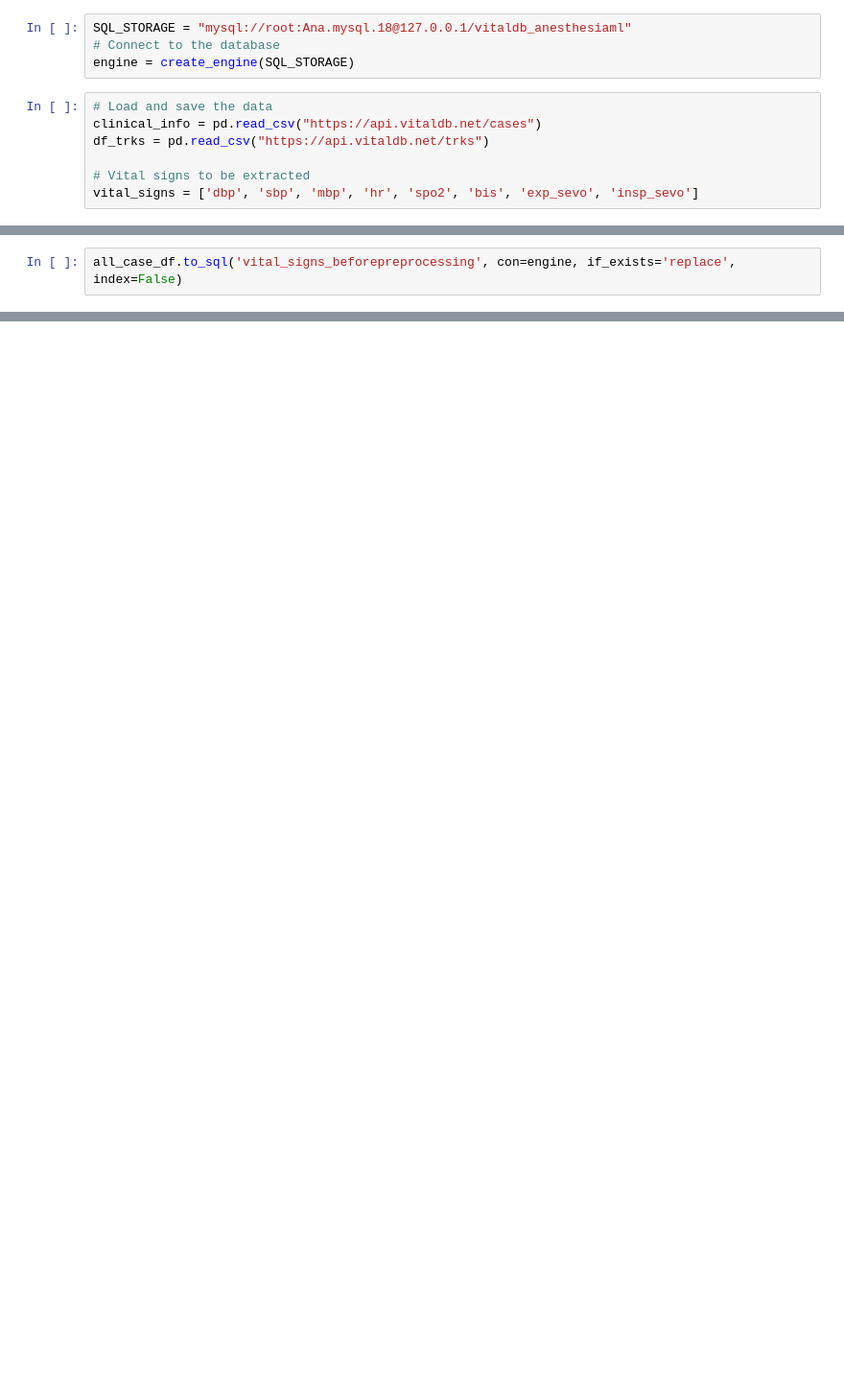
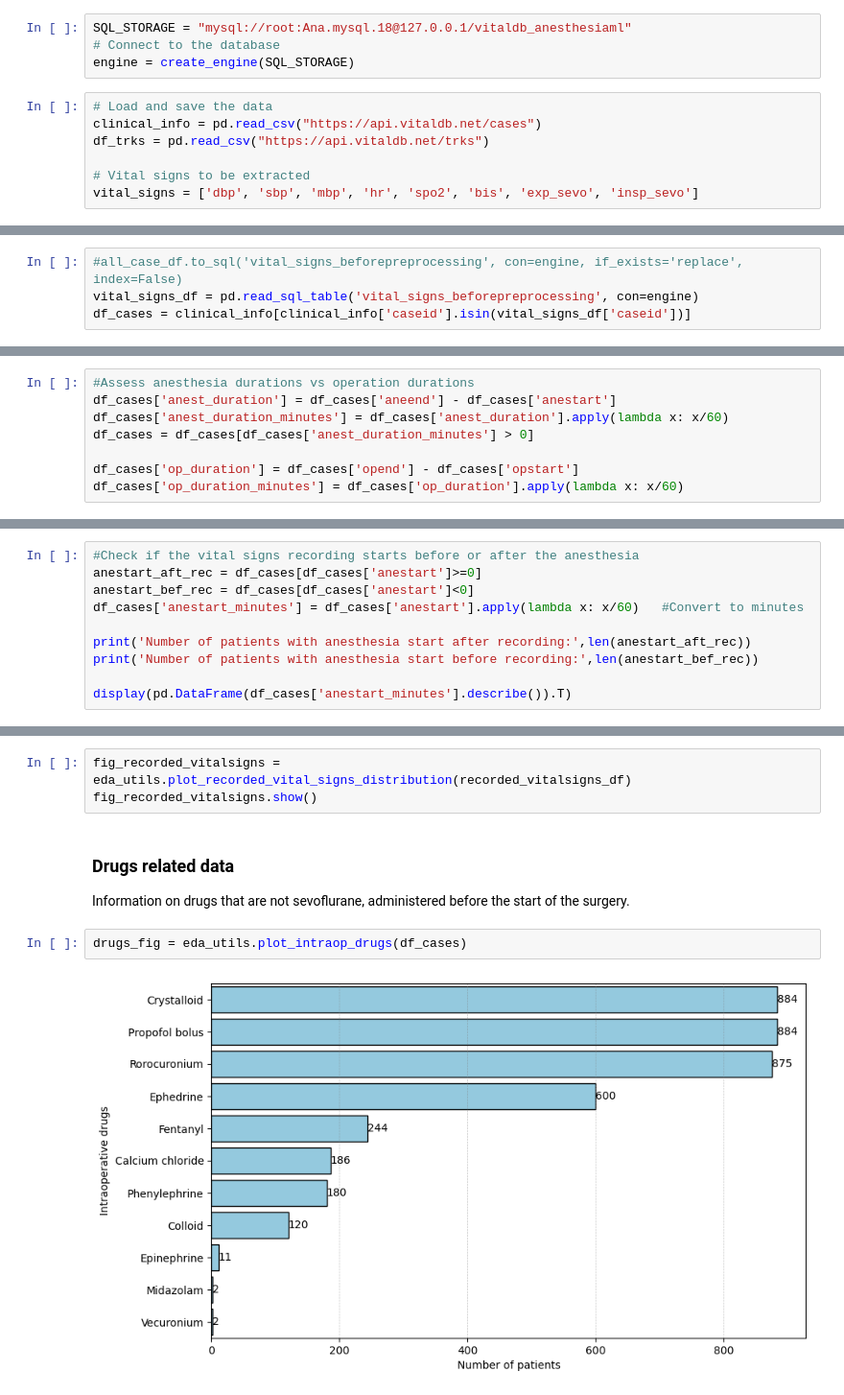
Before and after one commit to anagabriela27/AnesthesiaML, a Jupyter notebook: src/notebooks/eda.ipynb, the cells around one changed output, grey strips where cells are left out. Shown at 96% size. Saved outputs shown, nothing was run; the diff lists cells and outputs as text; blank space fills up the shorter version.

```diff
--- a/src/notebooks/eda.ipynb
+++ b/src/notebooks/eda.ipynb
@@ -43,4 +43,6 @@ for caseid in caseids:
 # Save the DataFrame to the database
 # all_case_df.to_sql('vital_signs_beforepreprocessing', con=engine, if_exists='replace', index=False)
 # %%
-all_case_df.to_sql('vital_signs_beforepreprocessing', con=engine, if_exists='replace', index=False)
+#all_case_df.to_sql('vital_signs_beforepreprocessing', con=engine, if_exists='replace', index=False)
+vital_signs_df = pd.read_sql_table('vital_signs_beforepreprocessing', con=engine)
+df_cases = clinical_info[clinical_info['caseid'].isin(vital_signs_df['caseid'])]
@@ -48,0 +65,8 @@ all_case_df.to_sql('vital_signs_beforepreprocessing', con=engine, if_exists='rep
+# %%
+#Assess anesthesia durations vs operation durations
+df_cases['anest_duration'] = df_cases['aneend'] - df_cases['anestart']
+df_cases['anest_duration_minutes'] = df_cases['anest_duration'].apply(lambda x: x/60)
+df_cases = df_cases[df_cases['anest_duration_minutes'] > 0]
+
+df_cases['op_duration'] = df_cases['opend'] - df_cases['opstart']
+df_cases['op_duration_minutes'] = df_cases['op_duration'].apply(lambda x: x/60)
@@ -48,0 +84,10 @@ all_case_df.to_sql('vital_signs_beforepreprocessing', con=engine, if_exists='rep
+# %%
+#Check if the vital signs recording starts before or after the anesthesia
+anestart_aft_rec = df_cases[df_cases['anestart']>=0]
+anestart_bef_rec = df_cases[df_cases['anestart']<0]
+df_cases['anestart_minutes'] = df_cases['anestart'].apply(lambda x: x/60)   #Convert to minutes
+
+print('Number of patients with anesthesia start after recording:',len(anestart_aft_rec))
+print('Number of patients with anesthesia start before recording:',len(anestart_bef_rec))
+
+display(pd.DataFrame(df_cases['anestart_minutes'].describe()).T)
@@ -48,0 +105,10 @@ all_case_df.to_sql('vital_signs_beforepreprocessing', con=engine, if_exists='rep
+# %%
+fig_recorded_vitalsigns = eda_utils.plot_recorded_vital_signs_distribution(recorded_vitalsigns_df)
+fig_recorded_vitalsigns.show()
+# %% [markdown]
+### Drugs related data
+Information on drugs that are not sevoflurane, administered before the start of the surgery.
+# %%
+drugs_fig = eda_utils.plot_intraop_drugs(df_cases)
+# %% [output]
+[figure, added]
```
Also changed, not shown: parts of 21 cells of this notebook, 5 other files.
